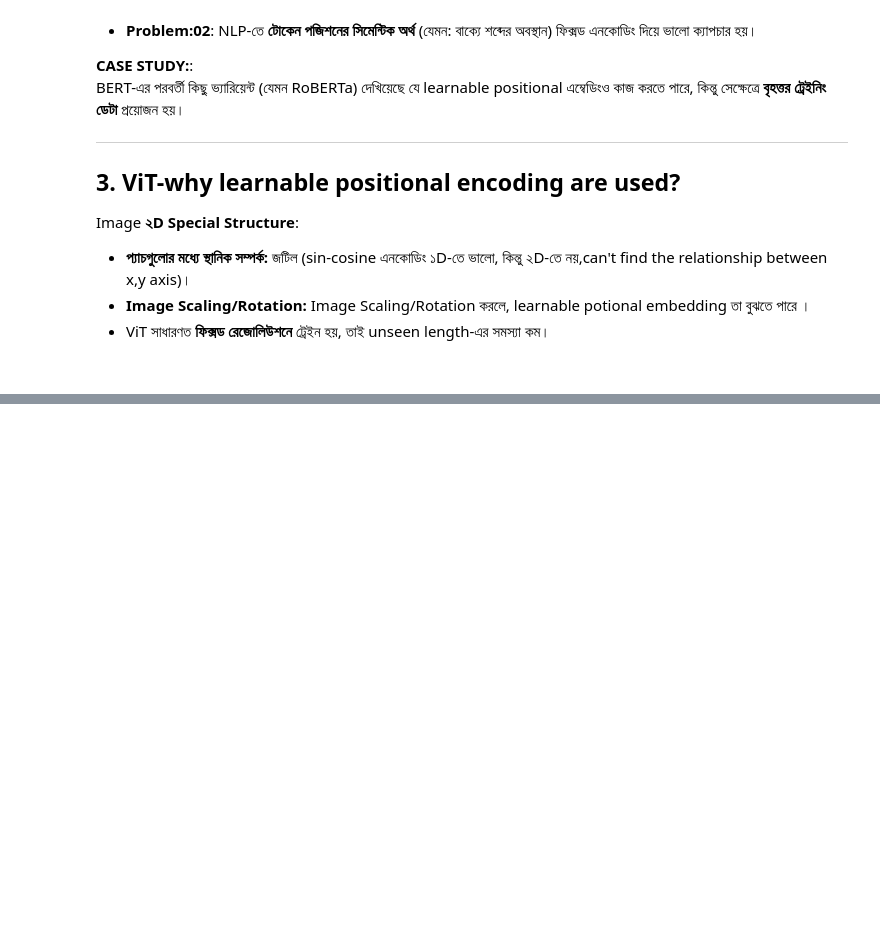
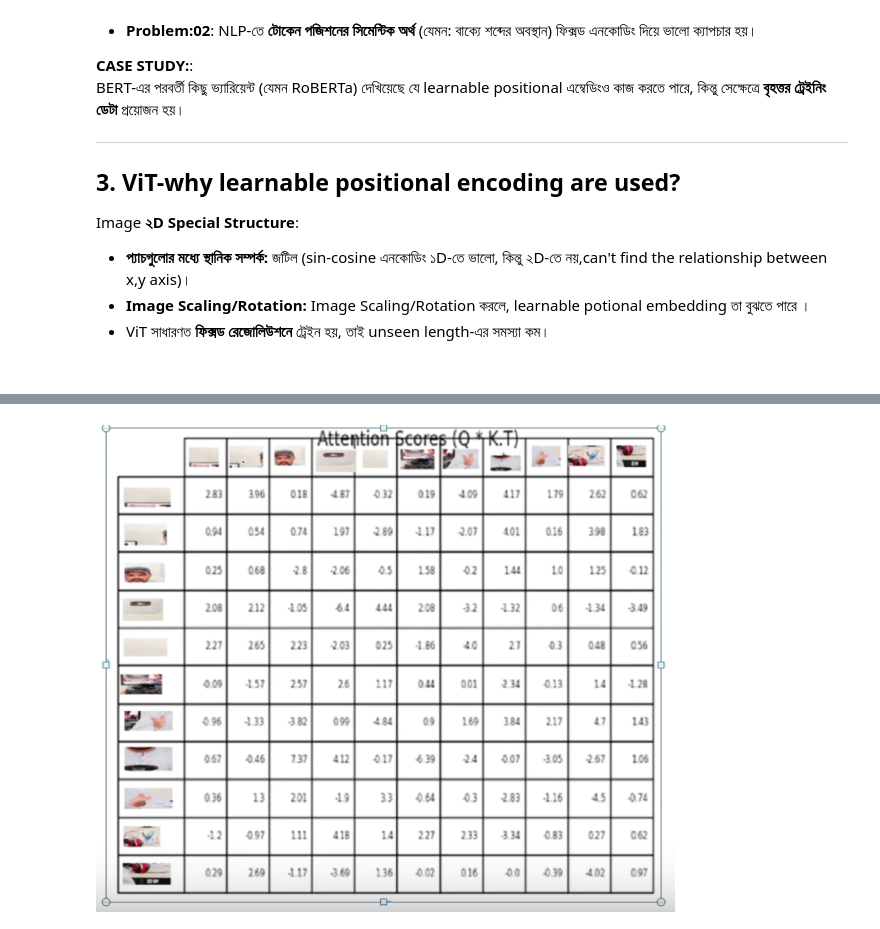
Before and after one commit to yasin-arafat-05/CodeFromScartch, a Jupyter notebook: 02_vision_transformer/vision.ipynb, the cells around one changed output, grey strips where cells are left out. Cells and saved outputs as stored; diff of their text form; code cells hidden in the pictures; blank space fills up the shorter version.

```diff
--- a/02_vision_transformer/vision.ipynb
+++ b/02_vision_transformer/vision.ipynb
@@ -194,0 +222,6 @@ Image **২D Special Structure**:
+# %%
+
+from IPython.display import Image,display
+display(Image(data="image/img01.png"))
+# %% [output]
+[figure, added]
```
Also changed, not shown: parts of 27 cells of this notebook, 7 other files.
